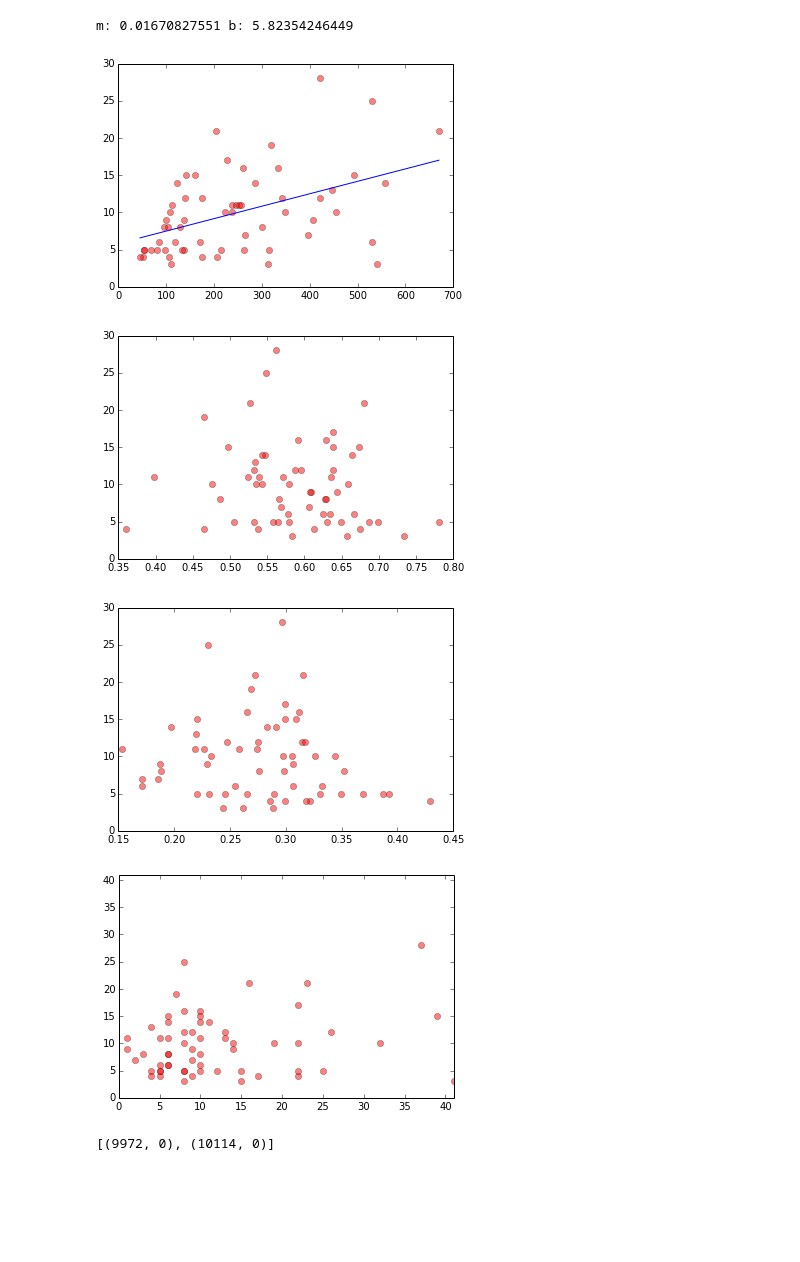
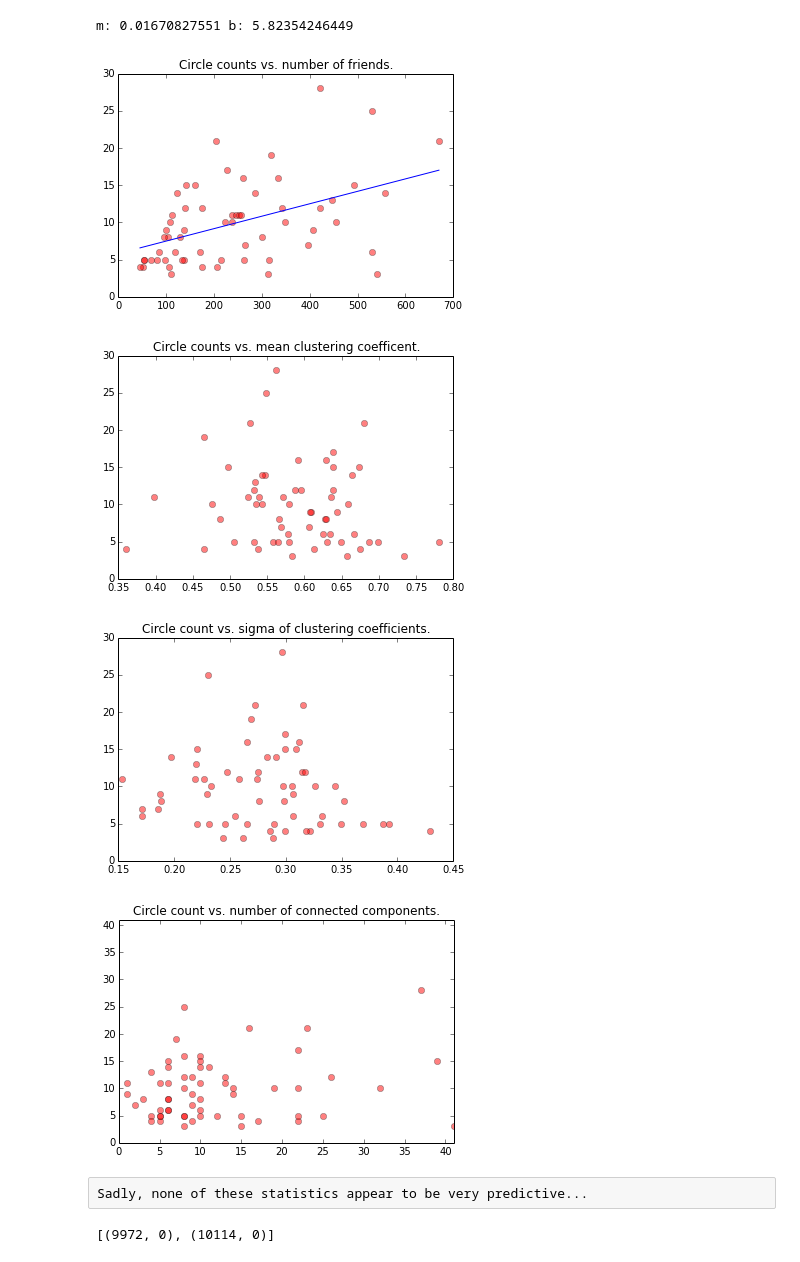
Before and after one commit to bmkessler/Kaggle_Social_Circles, a Jupyter notebook: Circle_Multiplicity.ipynb, the cells around one changed output. Saved outputs shown, nothing was run; the diff lists cells and outputs as text; code cells hidden in the pictures; blank space fills up the shorter version.

Commit message:
added comments ot Circle_Multiplicity

```diff
--- a/Circle_Multiplicity.ipynb
+++ b/Circle_Multiplicity.ipynb
@@ -21,37 +29,43 @@ for item in trainingfiles:
     number_of_circles = len(circles)
     G = read_nodeadjlist('./egonets/'+str(ego)+'.egonet')
     number_of_friends = len( G.nodes() )
     ccoefs = nx.clustering(G)
     allcircles[ego] = circles
     ncircles[ego] = number_of_circles
     concomp[ego] = dict(enumerate(nx.connected_components(G)))
     nconcomp[ego] = len(concomp[ego])
     nfriends[ego] = number_of_friends
     meancoef[ego] = np.mean(ccoefs.values())
     stdcoef[ego] = np.std(ccoefs.values())
 
 plt.plot(nfriends.values(),ncircles.values(),'ro',alpha=0.5)
 m,b = np.polyfit(nfriends.values(),ncircles.values(),1)
 print 'm:', m, 'b:', b
 nmin = min(nfriends.values())
 nmax = max(nfriends.values())
 plot([nmin,nmax],[m*nmin+b,m*nmax+b])
+title("Circle counts vs. number of friends.")
 show()
 plt.plot(meancoef.values(),ncircles.values(),'ro',alpha=0.5)
+title("Circle counts vs. mean clustering coefficent.")
 show()
 plt.plot(stdcoef.values(),ncircles.values(),'ro',alpha=0.5)
+title("Circle count vs. sigma of clustering coefficients.")
 show()
 plt.plot(nconcomp.values(),ncircles.values(),'ro',alpha=0.5)
 axis([0,max(nconcomp.values()+ncircles.values()),0,max(nconcomp.values()+ncircles.values())])
+title("Circle count vs. number of connected components.")
 show()
 
 # note did not remove d =0 nodes
 # %% [output]
 m: 0.01670827551 b: 5.82354246449
-[figure, old version]
+[figure, new version]
-[figure, old version]
+[figure, new version]
-[figure, old version]
+[figure, new version]
-[figure, old version]
+[figure, new version]
+# %% [raw]
+Sadly, none of these statistics appear to be very predictive...
 # %%
 [(g,d) for (g,d)  in G.degree(G.nodes()).items() if d ==0]
 # %% [output]
```
Also changed, not shown: parts of 14 cells of this notebook, 3 other files.
